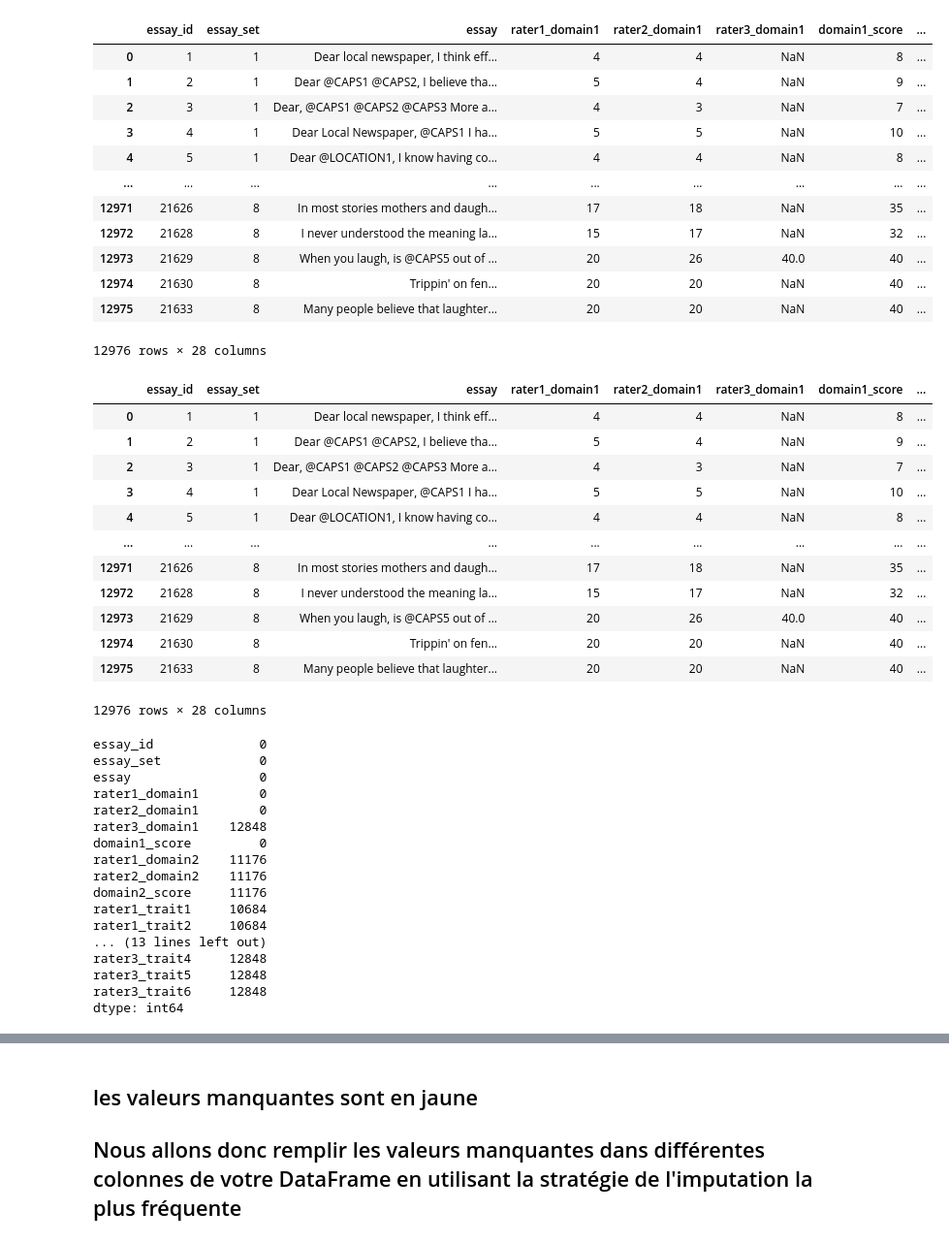
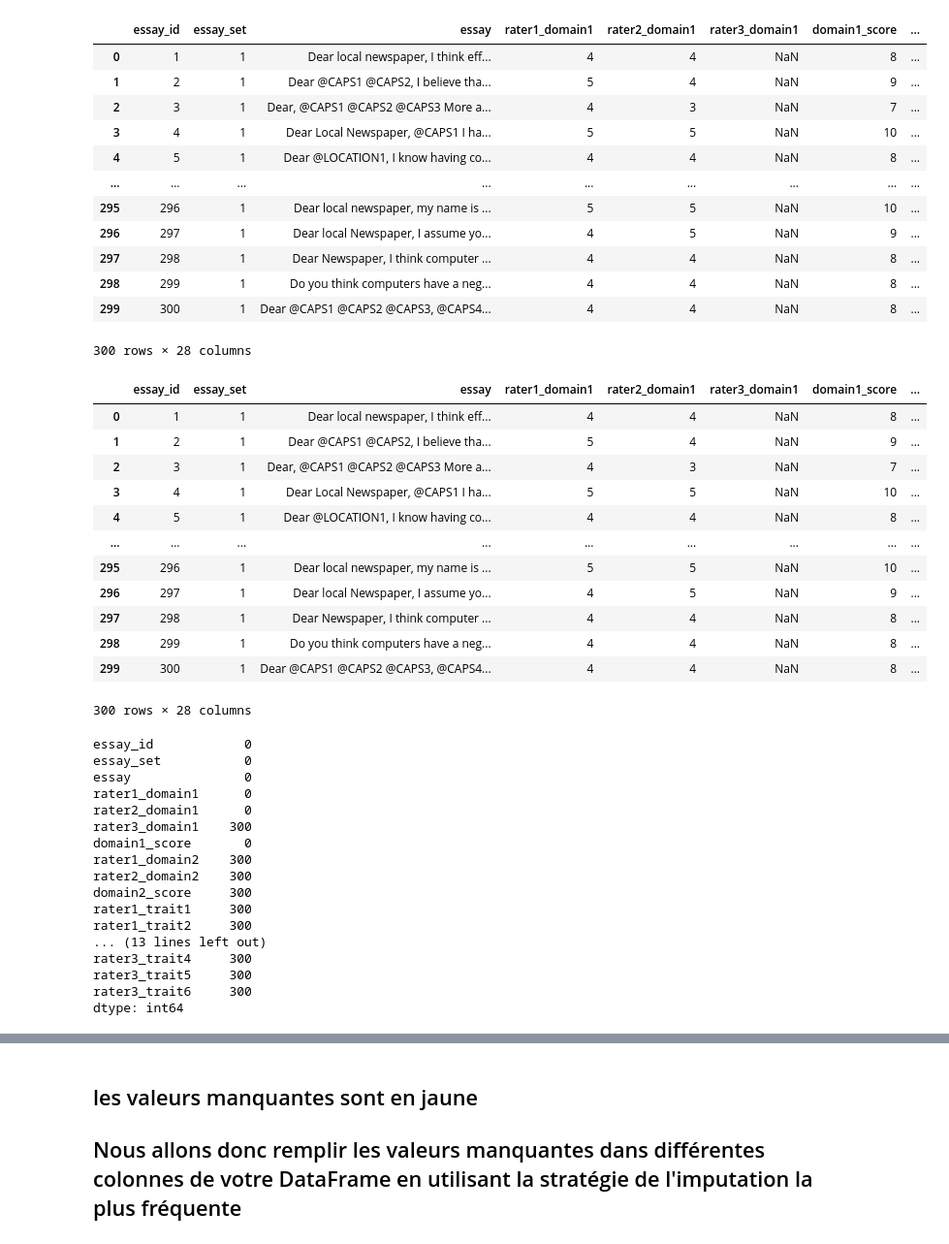
Before and after one commit to Henokagb/English-quality-prediction, a Jupyter notebook: Model_test.ipynb, the cells around one changed output, grey strips where cells are left out. Shown: that part at 97% size. Saved outputs shown, nothing was run; the diff lists cells and outputs as text; code cells hidden in the pictures.

```diff
--- a/Model_test.ipynb
+++ b/Model_test.ipynb
@@ -14,5 +33,5 @@ comp, qual, gen,  reada = complexity(), quality(), generic(), readability()
 # %%
-df = pd.read_csv("training_set_rel3.tsv", sep = '\t', encoding = "latin-1")
+df = pd.read_excel("training_set_rel3.xlsx")
 # %%
 df
 # %% [output]
@@ -23,48 +42,48 @@ df
 | 3 | 4 | 1 | Dear Local Newspaper, @CAPS1 I ha... | 5 | 5 | NaN | 10 | ... |
 | 4 | 5 | 1 | Dear @LOCATION1, I know having co... | 4 | 4 | NaN | 8 | ... |
 | ... | ... | ... | ... | ... | ... | ... | ... | ... |
-| 12971 | 21626 | 8 | In most stories mothers and daugh... | 17 | 18 | NaN | 35 | ... |
-| 12972 | 21628 | 8 | I never understood the meaning la... | 15 | 17 | NaN | 32 | ... |
-| 12973 | 21629 | 8 | When you laugh, is @CAPS5 out of ... | 20 | 26 | 40.0 | 40 | ... |
-| 12974 | 21630 | 8 | Trippin' on fen... | 20 | 20 | NaN | 40 | ... |
-| 12975 | 21633 | 8 | Many people believe that laughter... | 20 | 20 | NaN | 40 | ... |
+| 295 | 296 | 1 | Dear local newspaper, my name is ... | 5 | 5 | NaN | 10 | ... |
+| 296 | 297 | 1 | Dear local Newspaper, I assume yo... | 4 | 5 | NaN | 9 | ... |
+| 297 | 298 | 1 | Dear Newspaper, I think computer ... | 4 | 4 | NaN | 8 | ... |
+| 298 | 299 | 1 | Do you think computers have a neg... | 4 | 4 | NaN | 8 | ... |
+| 299 | 300 | 1 | Dear @CAPS1 @CAPS2 @CAPS3, @CAPS4... | 4 | 4 | NaN | 8 | ... |
-12976 rows × 28 columns
+300 rows × 28 columns
 # %%
-dfx = df
+dfx = df.copy(deep =True)
 dfx
 # %% [output]
 |  | essay_id | essay_set | essay | rater1_domain1 | rater2_domain1 | rater3_domain1 | domain1_score | ... |
 | 0 | 1 | 1 | Dear local newspaper, I think eff... | 4 | 4 | NaN | 8 | ... |
 | 1 | 2 | 1 | Dear @CAPS1 @CAPS2, I believe tha... | 5 | 4 | NaN | 9 | ... |
 | 2 | 3 | 1 | Dear, @CAPS1 @CAPS2 @CAPS3 More a... | 4 | 3 | NaN | 7 | ... |
 | 3 | 4 | 1 | Dear Local Newspaper, @CAPS1 I ha... | 5 | 5 | NaN | 10 | ... |
 | 4 | 5 | 1 | Dear @LOCATION1, I know having co... | 4 | 4 | NaN | 8 | ... |
 | ... | ... | ... | ... | ... | ... | ... | ... | ... |
-| 12971 | 21626 | 8 | In most stories mothers and daugh... | 17 | 18 | NaN | 35 | ... |
-| 12972 | 21628 | 8 | I never understood the meaning la... | 15 | 17 | NaN | 32 | ... |
-| 12973 | 21629 | 8 | When you laugh, is @CAPS5 out of ... | 20 | 26 | 40.0 | 40 | ... |
-| 12974 | 21630 | 8 | Trippin' on fen... | 20 | 20 | NaN | 40 | ... |
-| 12975 | 21633 | 8 | Many people believe that laughter... | 20 | 20 | NaN | 40 | ... |
+| 295 | 296 | 1 | Dear local newspaper, my name is ... | 5 | 5 | NaN | 10 | ... |
+| 296 | 297 | 1 | Dear local Newspaper, I assume yo... | 4 | 5 | NaN | 9 | ... |
+| 297 | 298 | 1 | Dear Newspaper, I think computer ... | 4 | 4 | NaN | 8 | ... |
+| 298 | 299 | 1 | Do you think computers have a neg... | 4 | 4 | NaN | 8 | ... |
+| 299 | 300 | 1 | Dear @CAPS1 @CAPS2 @CAPS3, @CAPS4... | 4 | 4 | NaN | 8 | ... |
-12976 rows × 28 columns
+300 rows × 28 columns
 # %%
 dfx.isna().sum()
 # %% [output]
-essay_id              0
-essay_set             0
-essay                 0
-rater1_domain1        0
-rater2_domain1        0
-rater3_domain1    12848
-domain1_score         0
-rater1_domain2    11176
-rater2_domain2    11176
-domain2_score     11176
-rater1_trait1     10684
-rater1_trait2     10684
+essay_id            0
+essay_set           0
+essay               0
+rater1_domain1      0
+rater2_domain1      0
+rater3_domain1    300
+domain1_score       0
+rater1_domain2    300
+rater2_domain2    300
+domain2_score     300
+rater1_trait1     300
+rater1_trait2     300
 ... (13 lines left out)
-rater3_trait4     12848
-rater3_trait5     12848
-rater3_trait6     12848
+rater3_trait4     300
+rater3_trait5     300
+rater3_trait6     300
 dtype: int64
 # %%
 dfx.describe()
```
Also changed, not shown: parts of 34 cells of this notebook, 4 other files.
